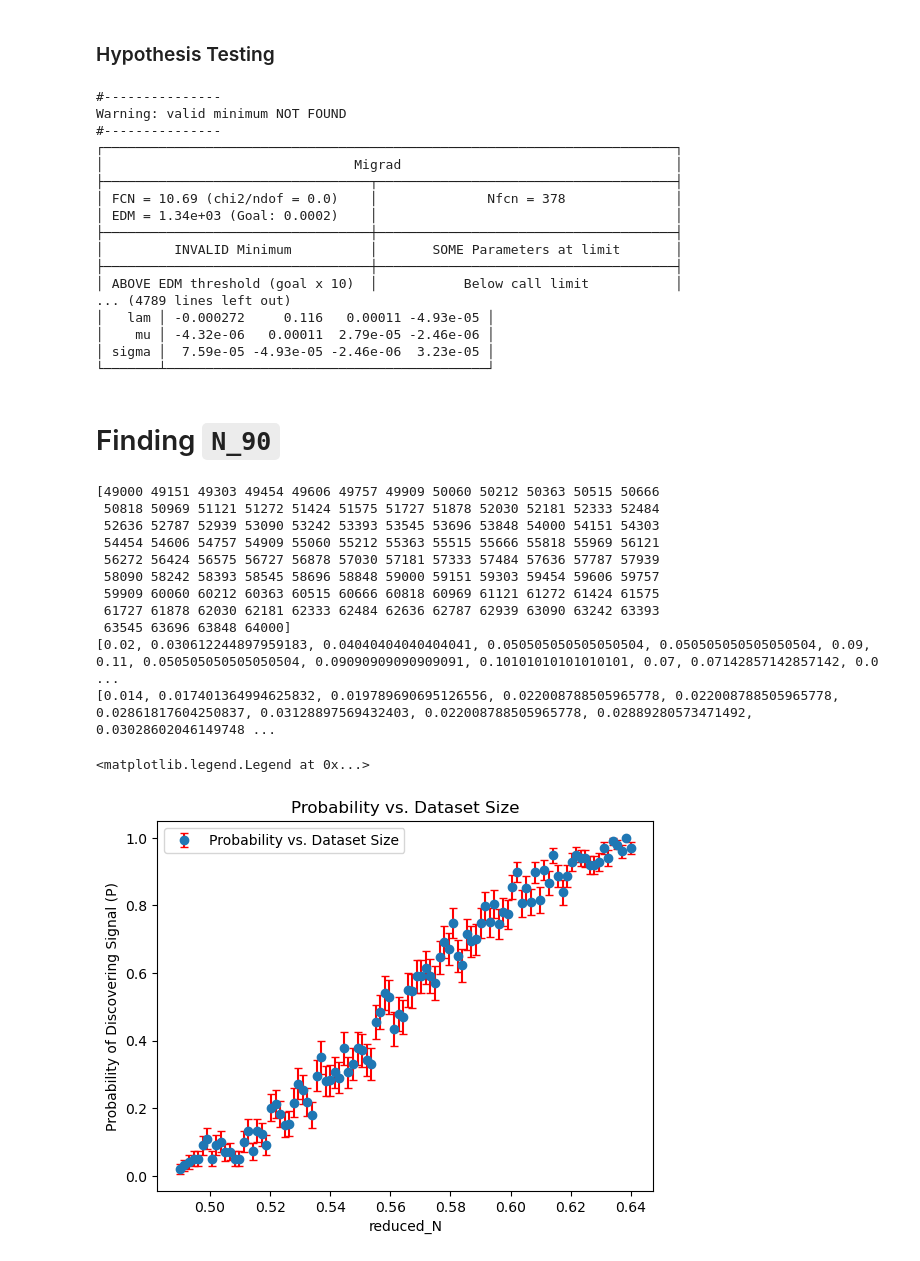
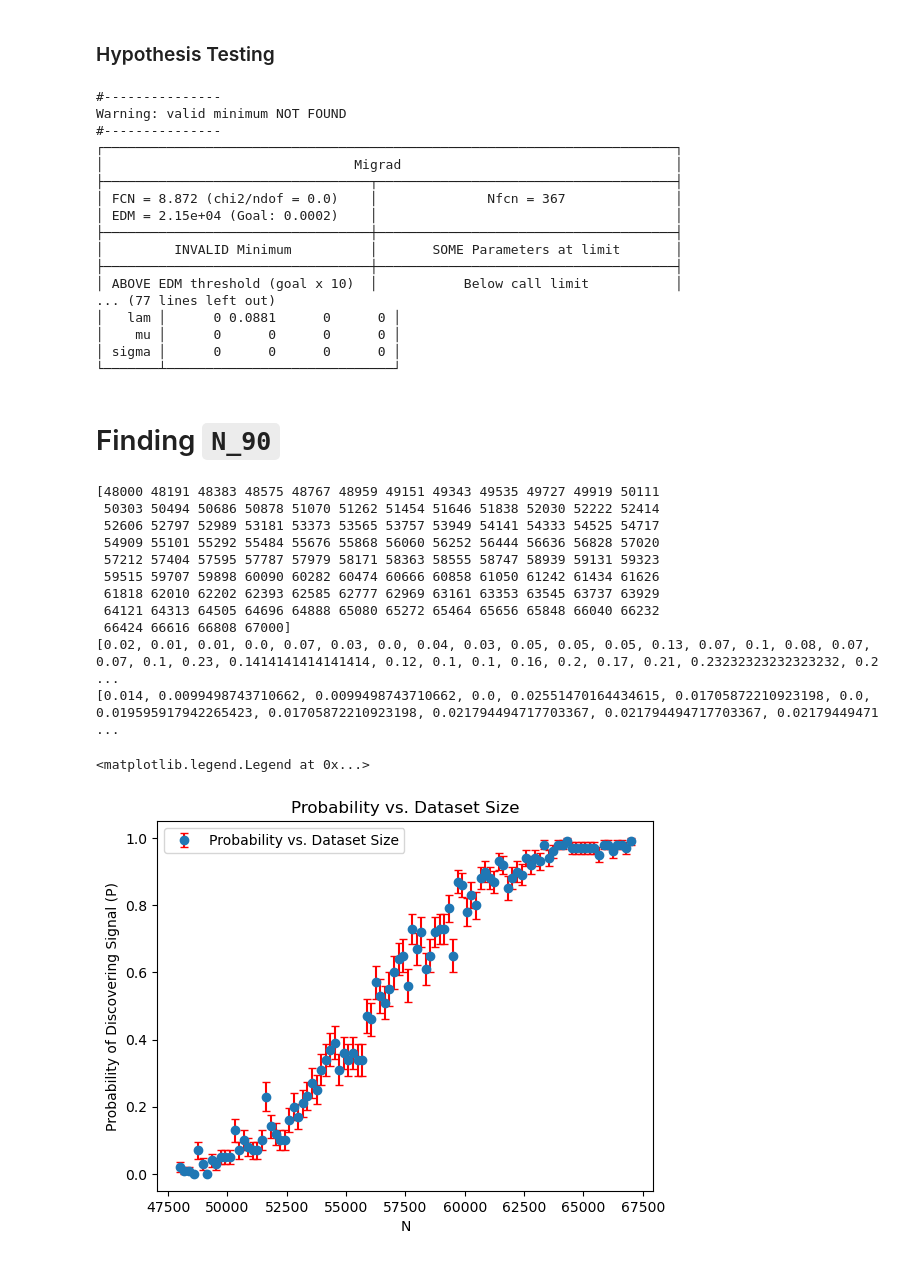
Before and after one commit to knottwill/SignalDiscovery, a Jupyter notebook: src/part_f_implementation.ipynb, the cells around one changed output. Drawn from its saved outputs; the diff is of its cells as text; code cells hidden in the pictures.

```diff
--- a/src/part_f_implementation.ipynb
+++ b/src/part_f_implementation.ipynb
@@ -31,7 +31,7 @@ for param in true_params:
 n_datapoints = 100
 n_init = 100
 N = np.logspace(1, 6, num=n_datapoints).astype(int)
-N = np.linspace(48000, 65000, n_datapoints).astype(int)
+N = np.linspace(48000, 67000, n_datapoints).astype(int)
 ns = np.array([n_init for _ in range(n_datapoints)])
 
 all_data = [np.array([generate_from_total_pdf(N_events) for _ in range(n_init)]) for N_events in N]
@@ -68,17 +68,17 @@ Warning: valid minimum NOT FOUND
 ┌─────────────────────────────────────────────────────────────────────────┐
 │                                Migrad                                   │
 ├──────────────────────────────────┬──────────────────────────────────────┤
-│ FCN = 10.69 (chi2/ndof = 0.0)    │              Nfcn = 378              │
-│ EDM = 1.34e+03 (Goal: 0.0002)    │                                      │
+│ FCN = 8.872 (chi2/ndof = 0.0)    │              Nfcn = 367              │
+│ EDM = 2.15e+04 (Goal: 0.0002)    │                                      │
 ├──────────────────────────────────┼──────────────────────────────────────┤
 │         INVALID Minimum          │       SOME Parameters at limit       │
 ├──────────────────────────────────┼──────────────────────────────────────┤
 │ ABOVE EDM threshold (goal x 10)  │           Below call limit           │
-... (4789 lines left out)
-│   lam │ -0.000272     0.116   0.00011 -4.93e-05 │
-│    mu │ -4.32e-06   0.00011  2.79e-05 -2.46e-06 │
-│ sigma │  7.59e-05 -4.93e-05 -2.46e-06  3.23e-05 │
-└───────┴─────────────────────────────────────────┘
+... (77 lines left out)
+│   lam │      0 0.0881      0      0 │
+│    mu │      0      0      0      0 │
+│ sigma │      0      0      0      0 │
+└───────┴─────────────────────────────┘
 # %%
 # successes = []
 # for N_i in Ns:
@@ -101,17 +101,17 @@ print(P)
 print(P_err)
 N, P, P_err = np.array(N), np.array(P), np.array(P_err)
 # %% [output]
-[49000 49151 49303 49454 49606 49757 49909 50060 50212 50363 50515 50666
- 50818 50969 51121 51272 51424 51575 51727 51878 52030 52181 52333 52484
- 52636 52787 52939 53090 53242 53393 53545 53696 53848 54000 54151 54303
- 54454 54606 54757 54909 55060 55212 55363 55515 55666 55818 55969 56121
- 56272 56424 56575 56727 56878 57030 57181 57333 57484 57636 57787 57939
- 58090 58242 58393 58545 58696 58848 59000 59151 59303 59454 59606 59757
- 59909 60060 60212 60363 60515 60666 60818 60969 61121 61272 61424 61575
- 61727 61878 62030 62181 62333 62484 62636 62787 62939 63090 63242 63393
- 63545 63696 63848 64000]
-[0.02, 0.030612244897959183, 0.04040404040404041, 0.050505050505050504, 0.050505050505050504, 0.09, 0.11, 0.050505050505050504, 0.09090909090909091, 0.10101010101010101, 0.07, 0.07142857142857142, 0.0 ...
-[0.014, 0.017401364994625832, 0.019789690695126556, 0.022008788505965778, 0.022008788505965778, 0.02861817604250837, 0.03128897569432403, 0.022008788505965778, 0.02889280573471492, 0.03028602046149748 ...
+[48000 48191 48383 48575 48767 48959 49151 49343 49535 49727 49919 50111
+ 50303 50494 50686 50878 51070 51262 51454 51646 51838 52030 52222 52414
+ 52606 52797 52989 53181 53373 53565 53757 53949 54141 54333 54525 54717
+ 54909 55101 55292 55484 55676 55868 56060 56252 56444 56636 56828 57020
+ 57212 57404 57595 57787 57979 58171 58363 58555 58747 58939 59131 59323
+ 59515 59707 59898 60090 60282 60474 60666 60858 61050 61242 61434 61626
+ 61818 62010 62202 62393 62585 62777 62969 63161 63353 63545 63737 63929
+ 64121 64313 64505 64696 64888 65080 65272 65464 65656 65848 66040 66232
+ 66424 66616 66808 67000]
+[0.02, 0.01, 0.01, 0.0, 0.07, 0.03, 0.0, 0.04, 0.03, 0.05, 0.05, 0.05, 0.13, 0.07, 0.1, 0.08, 0.07, 0.07, 0.1, 0.23, 0.1414141414141414, 0.12, 0.1, 0.1, 0.16, 0.2, 0.17, 0.21, 0.23232323232323232, 0.2 ...
+[0.014, 0.0099498743710662, 0.0099498743710662, 0.0, 0.02551470164434615, 0.01705872210923198, 0.0, 0.019595917942265423, 0.01705872210923198, 0.021794494717703367, 0.021794494717703367, 0.02179449471 ...
 # %%
 # import pickle
 
@@ -127,12 +127,12 @@ N, P, P_err = np.array(N), np.array(P), np.array(P_err)
 # %%
 reduced_N = N*1e-5
 
 fig, ax = plt.subplots()
-ax.errorbar(reduced_N, P, yerr=P_err, fmt='o', ecolor='red', capsize=3, label='Probability vs. Dataset Size')
-ax.set_xlabel('reduced_N')
+ax.errorbar(N, P, yerr=P_err, fmt='o', ecolor='red', capsize=3, label='Probability vs. Dataset Size')
+ax.set_xlabel('N')
 ax.set_ylabel('Probability of Discovering Signal (P)')
 ax.set_title('Probability vs. Dataset Size')
 ax.legend()
 # %% [output]
 <matplotlib.legend.Legend at 0x...>
-[figure, old version]
+[figure, new version]
```
Also changed, not shown: parts of 2 cells of this notebook.
